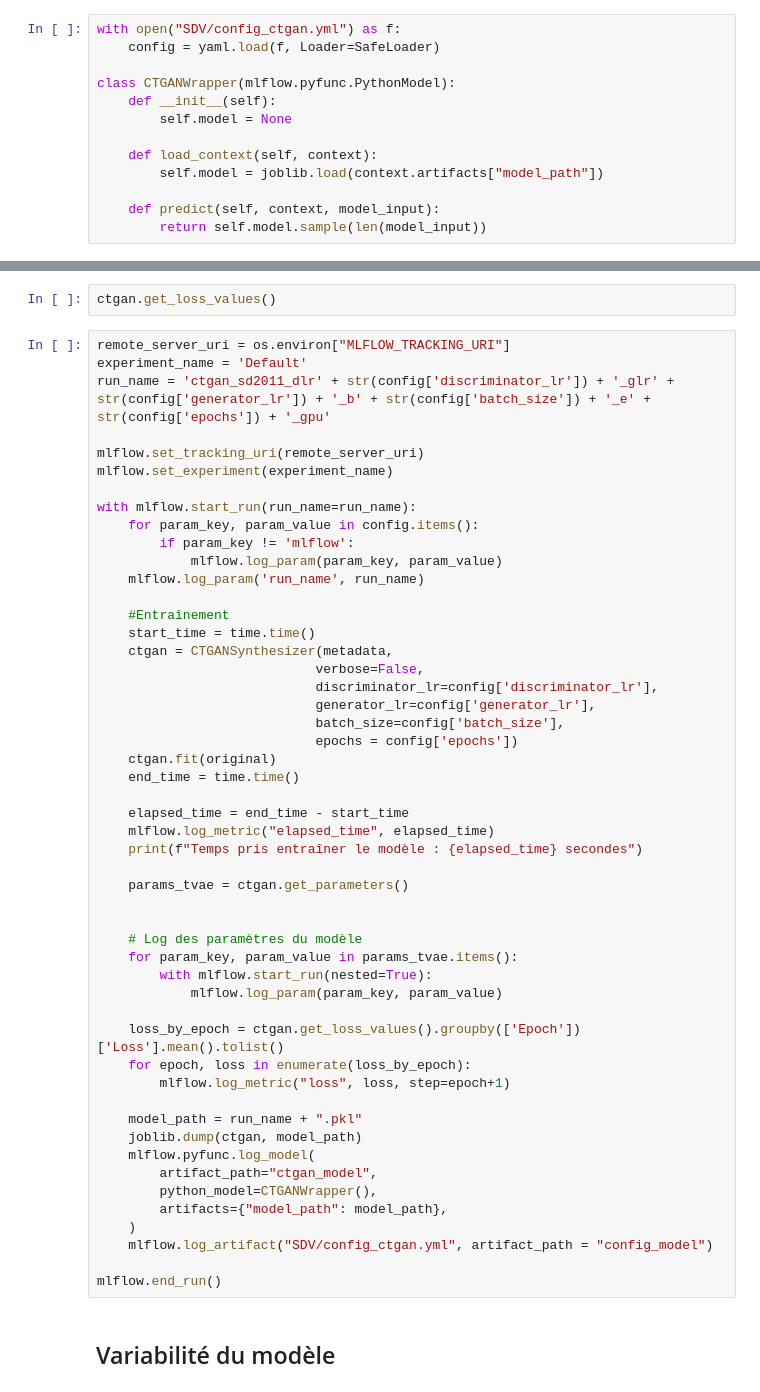
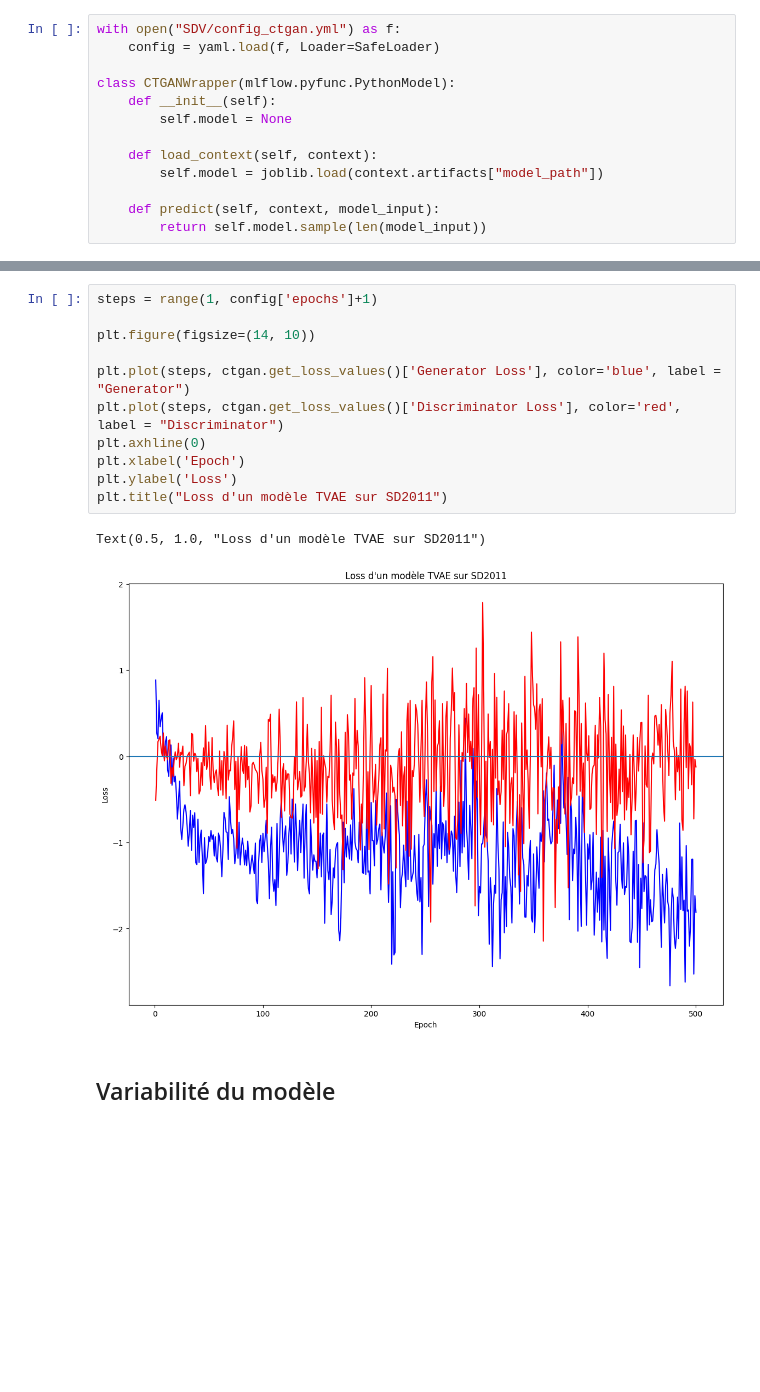
Before and after one commit to InseeFrLab/synthetic-data-sdc, a Jupyter notebook: SDV/SDV_CTGAN_SD2011.ipynb, the cells around one changed output, grey strips where cells are left out. Cells and saved outputs as stored; diff of their text form; blank space fills up the shorter version.

Commit message:
simulations pour CTGAN

```diff
--- a/SDV/SDV_CTGAN_SD2011.ipynb
+++ b/SDV/SDV_CTGAN_SD2011.ipynb
@@ -58,56 +62,17 @@ end_time = time.time()
-# %%
-ctgan.get_loss_values()
-# %%
-remote_server_uri = os.environ["MLFLOW_TRACKING_URI"]
-experiment_name = 'Default'
-run_name = 'ctgan_sd2011_dlr' + str(config['discriminator_lr']) + '_glr' + str(config['generator_lr']) + '_b' + str(config['batch_size']) + '_e' + str(config['epochs']) + '_gpu'
-
-mlflow.set_tracking_uri(remote_server_uri)
-mlflow.set_experiment(experiment_name)
-
-with mlflow.start_run(run_name=run_name):
-    for param_key, param_value in config.items():
-        if param_key != 'mlflow':
-            mlflow.log_param(param_key, param_value)
-    mlflow.log_param('run_name', run_name)
-
-    #Entraînement
-    start_time = time.time()
-    ctgan = CTGANSynthesizer(metadata,
-                            verbose=False,
-                            discriminator_lr=config['discriminator_lr'],
-                            generator_lr=config['generator_lr'],
-                            batch_size=config['batch_size'],
-                            epochs = config['epochs'])
-    ctgan.fit(original)
-    end_time = time.time()
-
-    elapsed_time = end_time - start_time
-    mlflow.log_metric("elapsed_time", elapsed_time)
-    print(f"Temps pris entraîner le modèle : {elapsed_time} secondes")
-
-    params_tvae = ctgan.get_parameters()
-
-
-    # Log des paramètres du modèle
-    for param_key, param_value in params_tvae.items():
-        with mlflow.start_run(nested=True):
-            mlflow.log_param(param_key, param_value)
-
-    loss_by_epoch = ctgan.get_loss_values().groupby(['Epoch'])['Loss'].mean().tolist()
-    for epoch, loss in enumerate(loss_by_epoch):
-        mlflow.log_metric("loss", loss, step=epoch+1)
-
-    model_path = run_name + ".pkl"
-    joblib.dump(ctgan, model_path)
-    mlflow.pyfunc.log_model(
-        artifact_path="ctgan_model",
-        python_model=CTGANWrapper(),
-        artifacts={"model_path": model_path},
-    )
-    mlflow.log_artifact("SDV/config_ctgan.yml", artifact_path = "config_model")
-
-mlflow.end_run()
+# %%
+steps = range(1, config['epochs']+1)
+
+plt.figure(figsize=(14, 10))
+
+plt.plot(steps, ctgan.get_loss_values()['Generator Loss'], color='blue', label = "Generator")
+plt.plot(steps, ctgan.get_loss_values()['Discriminator Loss'], color='red', label = "Discriminator")
+plt.axhline(0)
+plt.xlabel('Epoch')
+plt.ylabel('Loss')
+plt.title("Loss d'un modèle TVAE sur SD2011")
+# %% [output]
+Text(0.5, 1.0, "Loss d'un modèle TVAE sur SD2011")
+[figure, added]
 # %% [markdown]
 ## Variabilité du modèle
 # %%
```
Also changed, not shown: parts of 3 cells of this notebook.
